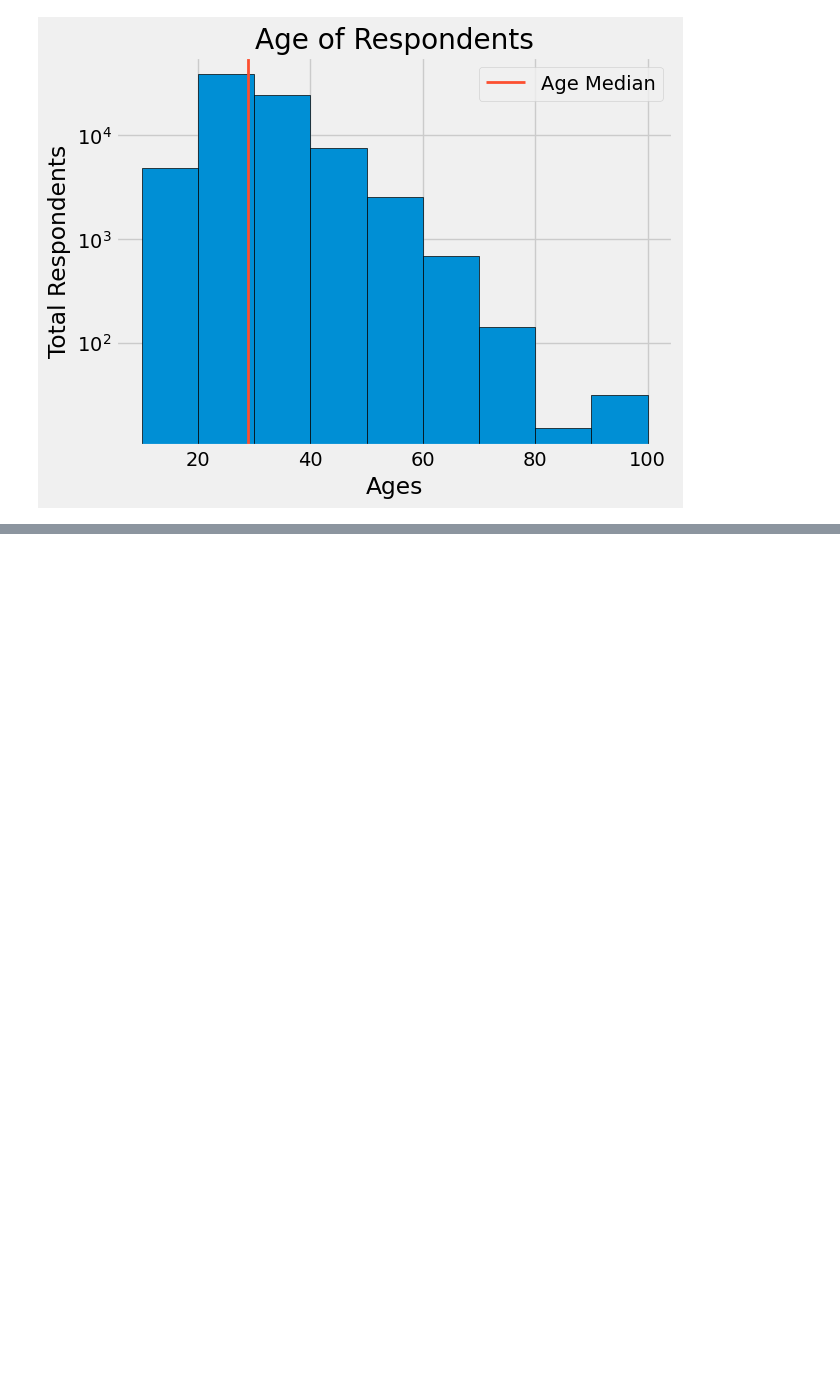
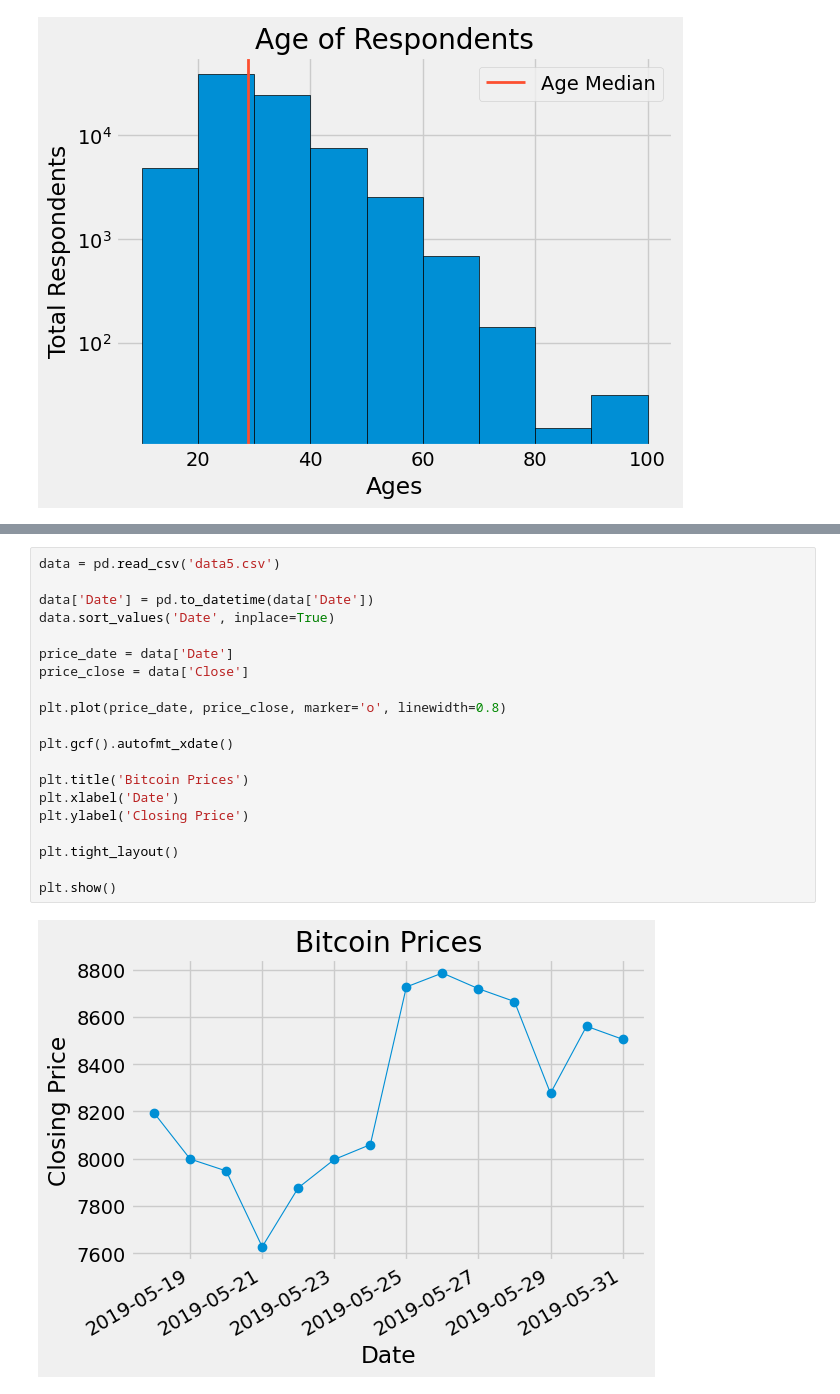
Before and after one commit to shruti-1102/zero-to-analyst, a Jupyter notebook: mpl-tut.ipynb, the cells around one changed output, grey strips where cells are left out. Drawn from its saved outputs; the diff is of its cells as text; blank space fills up the shorter version.

```diff
--- a/mpl-tut.ipynb
+++ b/mpl-tut.ipynb
@@ -215,0 +217,22 @@ AttributeError: 'Colorbar' object has no attribute 'label'
+# %%
+data = pd.read_csv('data5.csv')
+
+data['Date'] = pd.to_datetime(data['Date'])
+data.sort_values('Date', inplace=True)
+
+price_date = data['Date']
+price_close = data['Close']
+
+plt.plot(price_date, price_close, marker='o', linewidth=0.8)
+
+plt.gcf().autofmt_xdate()
+
+plt.title('Bitcoin Prices')
+plt.xlabel('Date')
+plt.ylabel('Closing Price')
+
+plt.tight_layout()
+
+plt.show()
+# %% [output]
+[figure, added]
```
Also changed, not shown: parts of 3 cells of this notebook, 4 other files.
